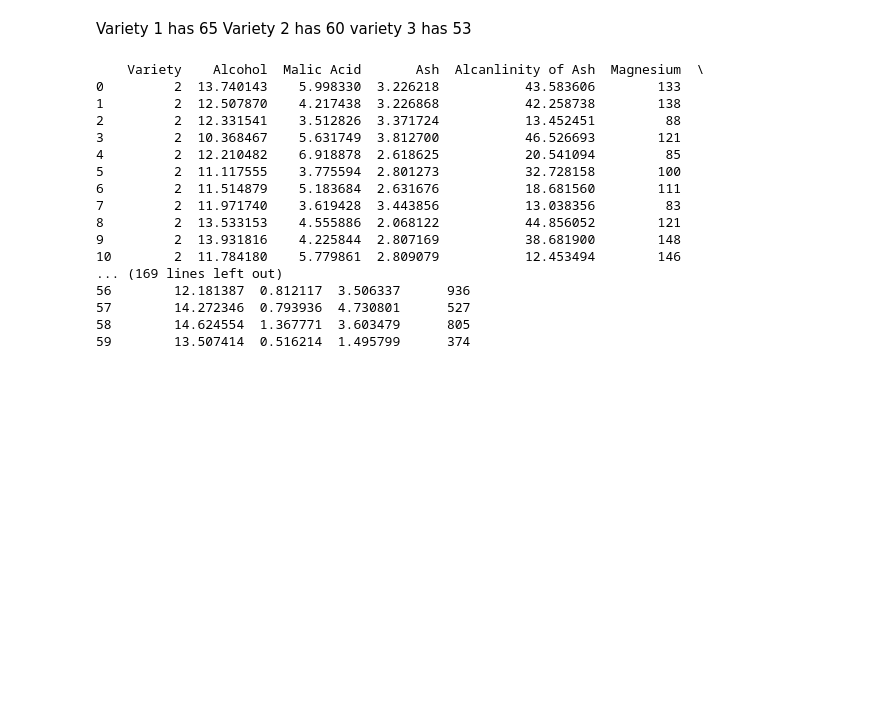
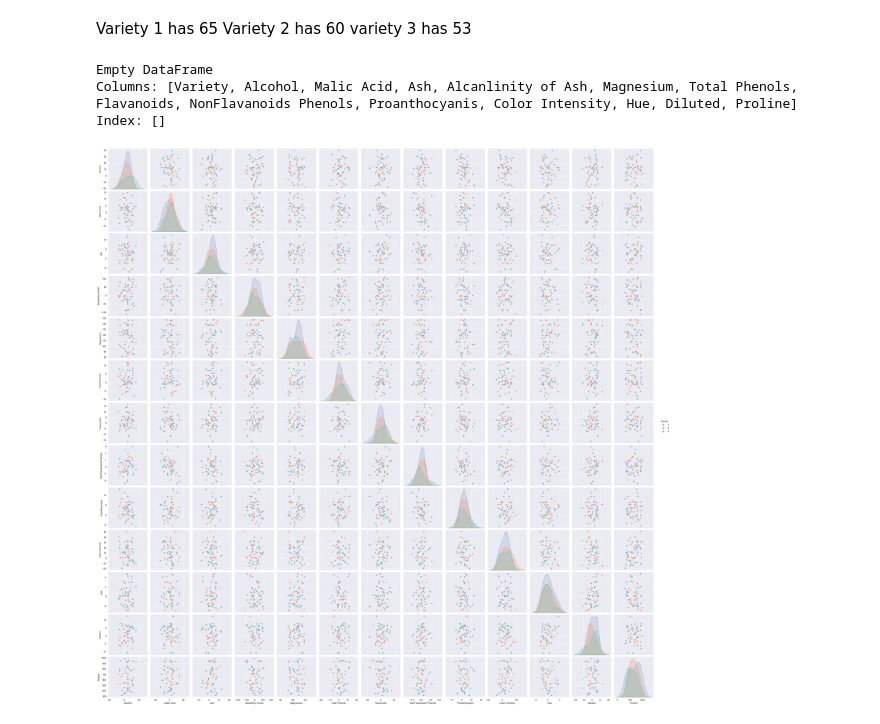
Before and after one commit to sinduff/2---ProgDA_Project, a Jupyter notebook: Test for joining datasets.ipynb, the cells around one changed output. Saved outputs shown, nothing was run; the diff lists cells and outputs as text; code cells hidden in the pictures; blank space fills up the shorter version.

```diff
--- a/Test for joining datasets.ipynb
+++ b/Test for joining datasets.ipynb
@@ -83,45 +83,36 @@ rng = default_rng(100)
 #and populating a dataframe - ref point 21
 
 #Create random integer values between specified ranges using rng.integers()
-variety = [rng.integers(3,4) for i in range(53)]
-magnesium = [rng.integers(80,150) for i in range(53)]
-proline = [rng.integers(300,1000) for i in range(53)]
-alcohol = [rng.uniform(10.0,15.0)for i in range(53)]
-ash = [rng.uniform(2.0,4.0)for i in range(53)]
-flavanoids = [rng.uniform(1.0,6.0)for i in range(53)]
-hue = [rng.uniform(0.50,2.0)for i in range(53)]
-malicAcid = [rng.uniform(2.0,7.0)for i in range(53)]
-alcalintyOfAsh = [rng.uniform(10,50)for i in range(53)]
-totalPhenols = [rng.uniform(1.5,5.0)for i in range(53)]
-nonFlavanoidsPhenols = [rng.uniform(0.0,1.0)for i in range(53)]
-proanthocyanis = [rng.uniform(1.0,4.0)for i in range(53)]
-colorIntensity = [rng.uniform(10.0,15.0)for i in range(53)]
-diluted = [rng.uniform(1.0,5.0)for i in range(53)]
+variety3 = [rng.integers(1,4) for i in range(53)]
+magnesium3 = [rng.integers(80,150) for i in range(53)]
+proline3 = [rng.integers(300,1000) for i in range(53)]
+alcohol3 = [rng.normal(10.0,15.0)for i in range(53)]
+ash3 = [rng.normal(2.0,4.0)for i in range(53)]
+flavanoids3 = [rng.normal(1.0,6.0)for i in range(53)]
+hue3 = [rng.normal(0.50,2.0)for i in range(53)]
+malicAcid3 = [rng.normal(2.0,7.0)for i in range(53)]
+alcalintyOfAsh3 = [rng.normal(10,50)for i in range(53)]
+totalPhenols3 = [rng.normal(1.5,5.0)for i in range(53)]
+nonFlavanoidsPhenols3 = [rng.normal(0.0,1.0)for i in range(53)]
+proanthocyanis3 = [rng.normal(1.0,4.0)for i in range(53)]
+colorIntensity3 = [rng.normal(10.0,15.0)for i in range(53)]
+diluted3 = [rng.normal(1.0,5.0)for i in range(53)]
 
 #Step 2 ... create a dataframe in pandas, and name the columns
-df3 = pd.DataFrame(list(zip(variety, alcohol, malicAcid, ash, alcalintyOfAsh, magnesium, totalPhenols,flavanoids, nonFlavanoidsPhenols, proanthocyanis, colorIntensity, hue, diluted, proline)))
+df3 = pd.DataFrame(list(zip(variety3, alcohol3, malicAcid3, ash3, alcalintyOfAsh3, magnesium3, totalPhenols3, flavanoids3, nonFlavanoidsPhenols3, proanthocyanis3, colorIntensity3, hue3, diluted3, proline3)))
 df3.columns=['Variety', 'Alcohol', 'Malic Acid','Ash','Alcanlinity of Ash','Magnesium','Total Phenols','Flavanoids','NonFlavanoids Phenols','Proanthocyanis','Color Intensity', 'Hue', 'Diluted','Proline' ]
 # %%
 #joined dataframe
 
 df = pd.merge(df1,df2)
 
-print(df2)
+print(df)
 # %% [output]
-    Variety    Alcohol  Malic Acid       Ash  Alcanlinity of Ash  Magnesium  \
-0         2  13.740143    5.998330  3.226218           43.583606        133
-1         2  12.507870    4.217438  3.226868           42.258738        138
-2         2  12.331541    3.512826  3.371724           13.452451         88
-3         2  10.368467    5.631749  3.812700           46.526693        121
-4         2  12.210482    6.918878  2.618625           20.541094         85
-5         2  11.117555    3.775594  2.801273           32.728158        100
-6         2  11.514879    5.183684  2.631676           18.681560        111
-7         2  11.971740    3.619428  3.443856           13.038356         83
-8         2  13.533153    4.555886  2.068122           44.856052        121
-9         2  13.931816    4.225844  2.807169           38.681900        148
-10        2  11.784180    5.779861  2.809079           12.453494        146
-... (169 lines left out)
-56        12.181387  0.812117  3.506337      936
-57        14.272346  0.793936  4.730801      527
-58        14.624554  1.367771  3.603479      805
-59        13.507414  0.516214  1.495799      374
+Empty DataFrame
+Columns: [Variety, Alcohol, Malic Acid, Ash, Alcanlinity of Ash, Magnesium, Total Phenols, Flavanoids, NonFlavanoids Phenols, Proanthocyanis, Color Intensity, Hue, Diluted, Proline]
+Index: []
+# %%
+sns.pairplot(df3, hue="Variety", palette="Set2")
+plt.show()
+# %% [output]
+[figure, added]
```
Also changed, not shown: parts of 2 cells of this notebook, 1 other file.
